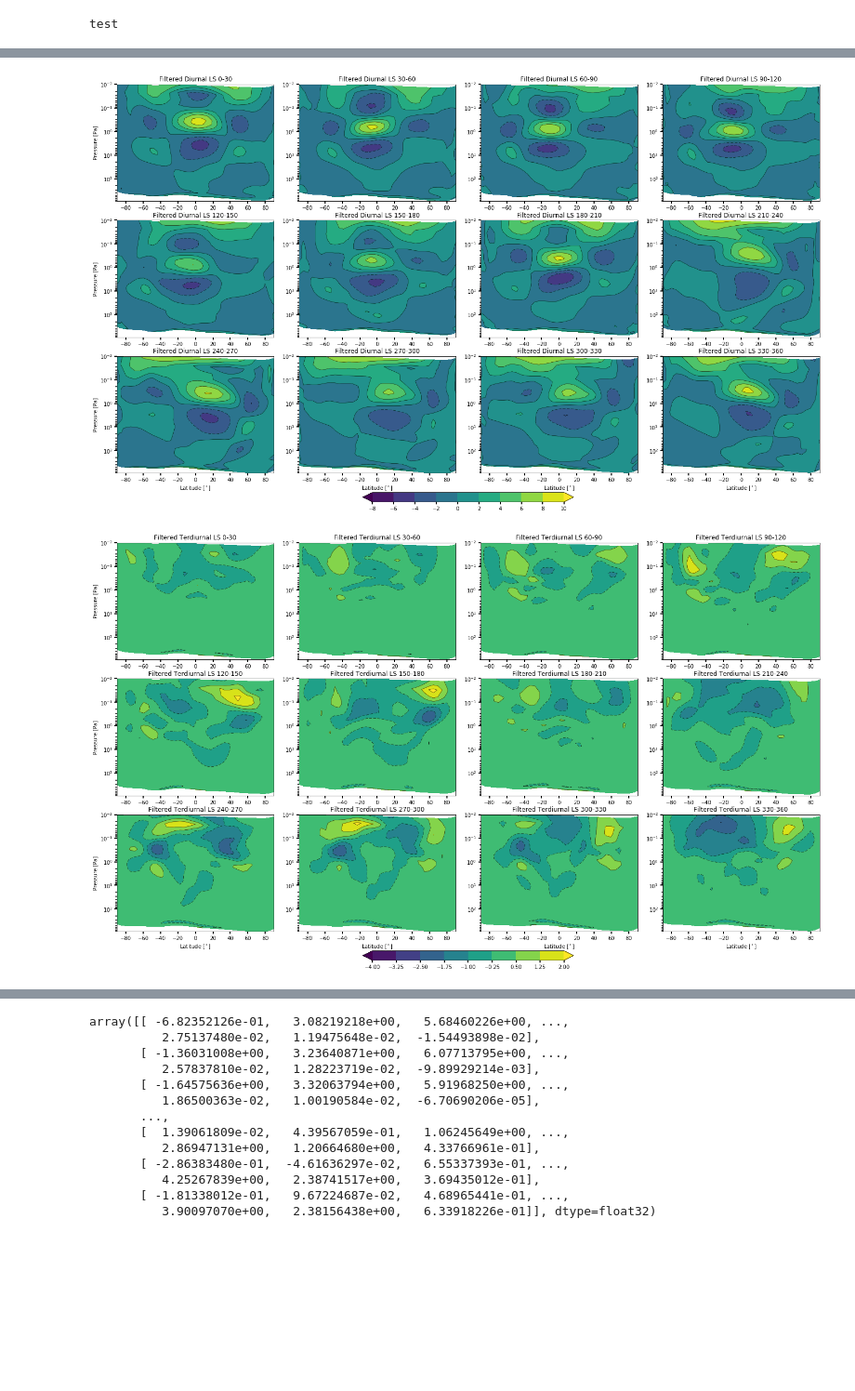
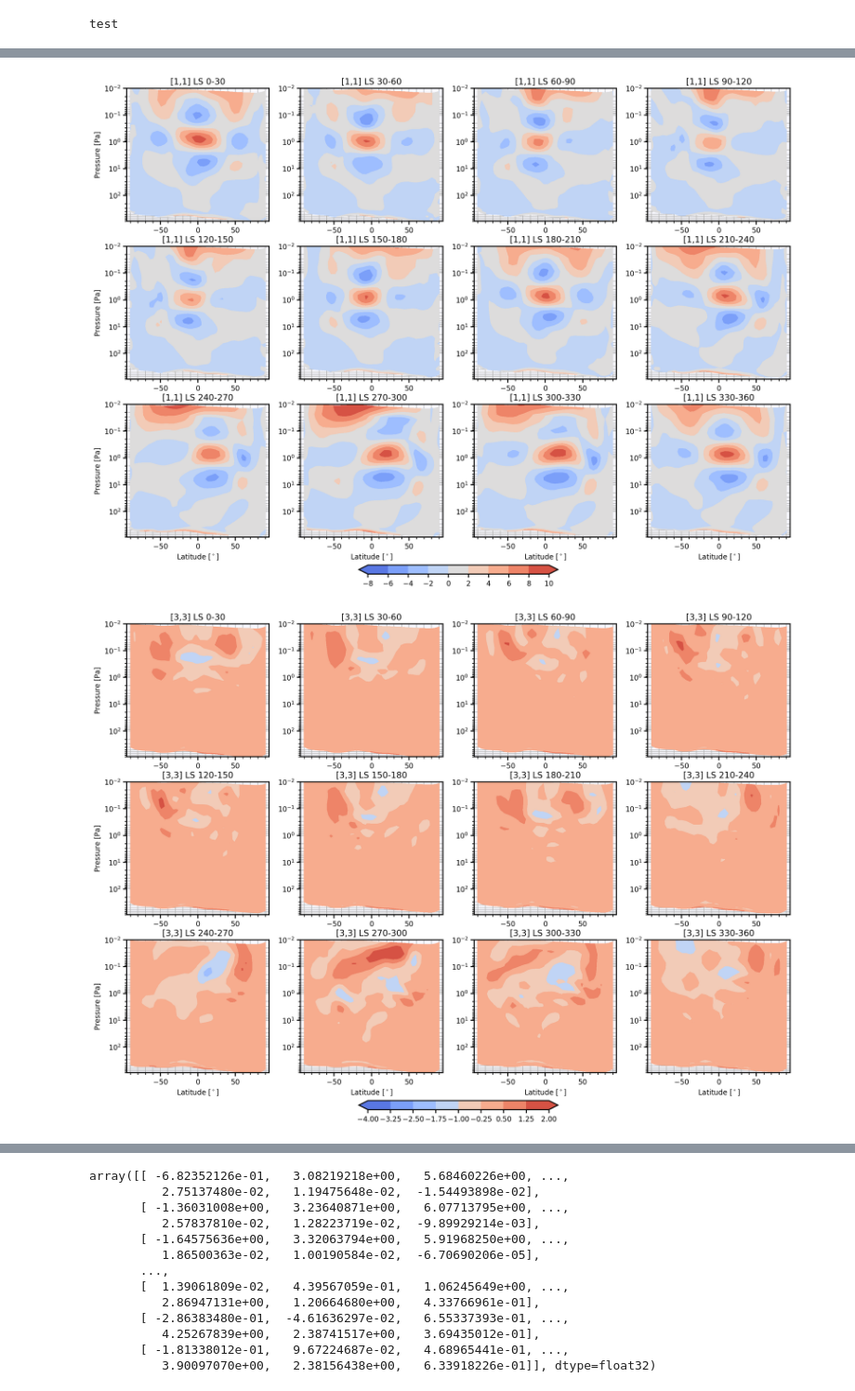
Before and after one commit to sokvisal/marswrf, a Jupyter notebook: fullfield_temperature_filtered.ipynb, the cells around one changed output, grey strips where cells are left out. Shown at 93% size. Drawn from its saved outputs; the diff is of its cells as text; code cells hidden in the pictures; blank space fills up the shorter version.

Commit message:
other wave modes

```diff
--- a/fullfield_temperature_filtered.ipynb
+++ b/fullfield_temperature_filtered.ipynb
@@ -10,10 +10,10 @@ import seaborn as sns
 from tqdm import tqdm
 
 from matplotlib.ticker import AutoMinorLocator
-matplotlib.rcParams.update({'font.size': 10})
+matplotlib.rcParams.update({'font.size': 20})
 
 cmap = sns.cubehelix_palette(light=1, as_cmap=True, reverse=True)
-cmap = ListedColormap(sns.color_palette("coolwarm", 7).as_hex())
+cmap = ListedColormap(sns.color_palette("coolwarm", 9).as_hex())
 sns.reset_orig()
 
 matplotlib.rcParams['lines.linewidth'] = 1.5
@@ -91,14 +91,14 @@ def zonal_plt_monthly(ydata, ls, data, title, level=12, norm=False, cmap=None):
         if i in [0,4,8]: ax.set_ylabel('Pressure [Pa]')
         if i in [8,9,10,11]: ax.set_xlabel('Latitude [$^\circ$]')
         ax.set_yscale('log')
-        ax.set_ylim([900, 1])
+        ax.set_ylim([900, 1e-2])
         ax.set_xlim([-95, 95])
         ax.grid(True, which='both')
 
 #        print ('Saving 1st cool shit')
     fig.tight_layout()
     fig.colorbar(im, ax=axes.ravel().tolist(), shrink=0.3, orientation='horizontal', pad=0.05)
-#     plt.savefig('cl_am.pdf', format='pdf', bbox_inches='tight', dpi=400)
+#     plt.savefig('m0_22.pdf', format='pdf', bbox_inches='tight', dpi=400)
 # %% [output]
 test
 # %%
@@ -228,17 +235,26 @@ print ('done!')
 done!
 # %%
-data = Dataset('./r14p1_fullfield_filtered.nc', mode='r')
-M0_ZM = data.variables['M0_ZM'][:]
-M0_DIUR = data.variables['M0_DIUR'][:]
-M0_SEMI = data.variables['M0_SEMI'][:]
-M0_TER = data.variables['M0_TER'][:]
+data = Dataset('./r14p1dustL45_fullfield_filtered_2.nc', mode='r')
+M0_ZM = data.variables['M0_00'][:]
+M0_DIUR = data.variables['M0_11'][:]
+M0_SEMI = data.variables['M0_22'][:]
+M0_TER = data.variables['M0_33'][:]
+M1_10 = data.variables['M1_10'][:]
+M1_01 = data.variables['M1_01'][:]
+
+M2_02 = data.variables['M2_02'][:]
+M2_20 = data.variables['M2_20'][:]
+M2_1_1 = data.variables['M2_1-1'][:]
+
+
+
 pressure = data.variables['P'][:]
 ls = np.linspace(-90,90.36)
 data.close()
 
-zonal_plt_monthly(pressure, ls, M0_DIUR['real'], 'Filtered Diurnal', np.linspace(-8,10, 10), False, 'viridis')
-zonal_plt_monthly(pressure, ls, M0_TER['real'], 'Filtered Terdiurnal', np.linspace(-4,2,9), False, 'viridis')
+zonal_plt_monthly(pressure, ls, M0_DIUR['real'], '[1,1]', np.linspace(-8,10, 10), False, cmap)
+zonal_plt_monthly(pressure, ls, M0_TER['real'], '[3,3]', np.linspace(-4,2,9), False, cmap)
 # %% [output]
-[figure, old version]
+[figure, new version]
-[figure, old version]
+[figure, new version]
 # %%
```
Also changed, not shown: parts of 6 cells of this notebook.
